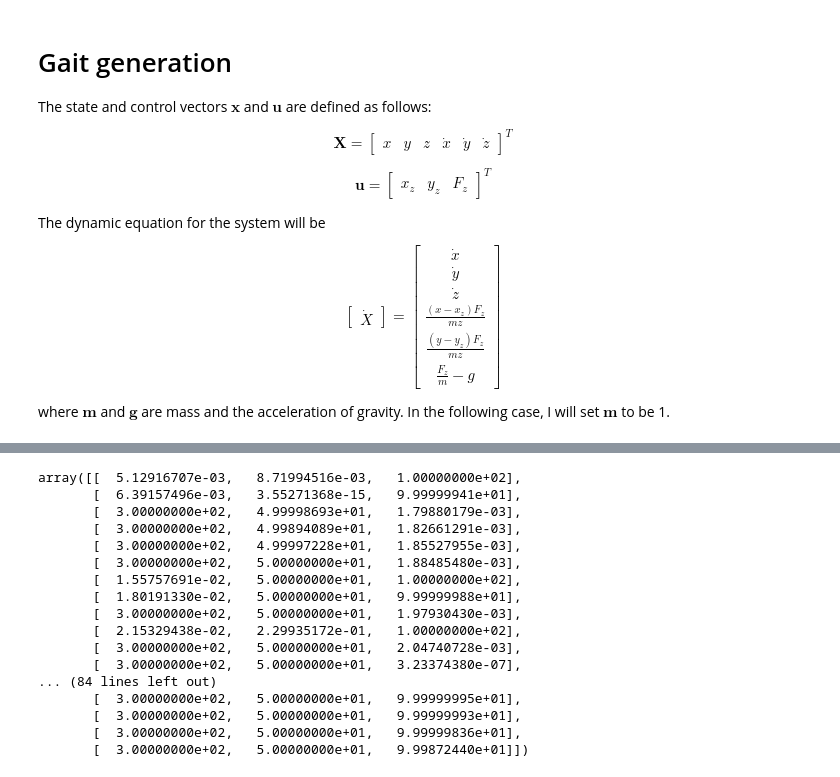
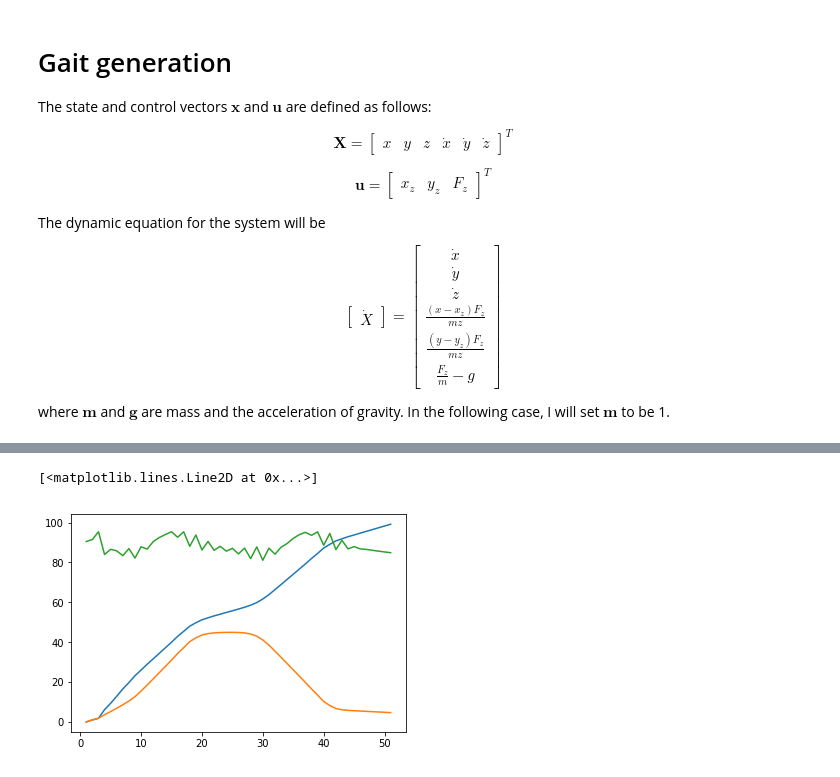
Before and after one commit to Charvelau/test, a Jupyter notebook: gaitgen.ipynb, the cells around one changed output, grey strips where cells are left out. Saved outputs shown, nothing was run; the diff lists cells and outputs as text; code cells hidden in the pictures.

```diff
--- a/gaitgen.ipynb
+++ b/gaitgen.ipynb
@@ -151,4 +355,0 @@ us_init = np.random.uniform(-10, 10, (N, dynamics.action_size))
-# %%
-J_hist = []
-ilqr = iLQR(dynamics, cost, N)
-xs,us_unconstrained = ilqr.fit(x0, us_init,n_iterations=2000,on_iteration=on_iteration)
@@ -195,20 +356,8 @@ us=constrain(us_unconstrained, min_bounds, max_bounds)
-# %%
-us
-# %% [output]
-array([[  5.12916707e-03,   8.71994516e-03,   1.00000000e+02],
-       [  6.39157496e-03,   3.55271368e-15,   9.99999941e+01],
-       [  3.00000000e+02,   4.99998693e+01,   1.79880179e-03],
-       [  3.00000000e+02,   4.99894089e+01,   1.82661291e-03],
-       [  3.00000000e+02,   4.99997228e+01,   1.85527955e-03],
-       [  3.00000000e+02,   5.00000000e+01,   1.88485480e-03],
-       [  1.55757691e-02,   5.00000000e+01,   1.00000000e+02],
-       [  1.80191330e-02,   5.00000000e+01,   9.99999988e+01],
-       [  3.00000000e+02,   5.00000000e+01,   1.97930430e-03],
-       [  2.15329438e-02,   2.29935172e-01,   1.00000000e+02],
-       [  3.00000000e+02,   5.00000000e+01,   2.04740728e-03],
-       [  3.00000000e+02,   5.00000000e+01,   3.23374380e-07],
-... (84 lines left out)
-       [  3.00000000e+02,   5.00000000e+01,   9.99999995e+01],
-       [  3.00000000e+02,   5.00000000e+01,   9.99999993e+01],
-       [  3.00000000e+02,   5.00000000e+01,   9.99999836e+01],
-       [  3.00000000e+02,   5.00000000e+01,   9.99872440e+01]])
+# %%
+#plt.plot(x_path[:,3],xs[:,3])
+plt.plot(xindex,xs[:,0])
+plt.plot(xindex,xs[:,1])
+plt.plot(xindex,xs[:,2])
+# %% [output]
+[<matplotlib.lines.Line2D at 0x...>]
+[figure, added]
```
Also changed, not shown: parts of 13 cells of this notebook.
